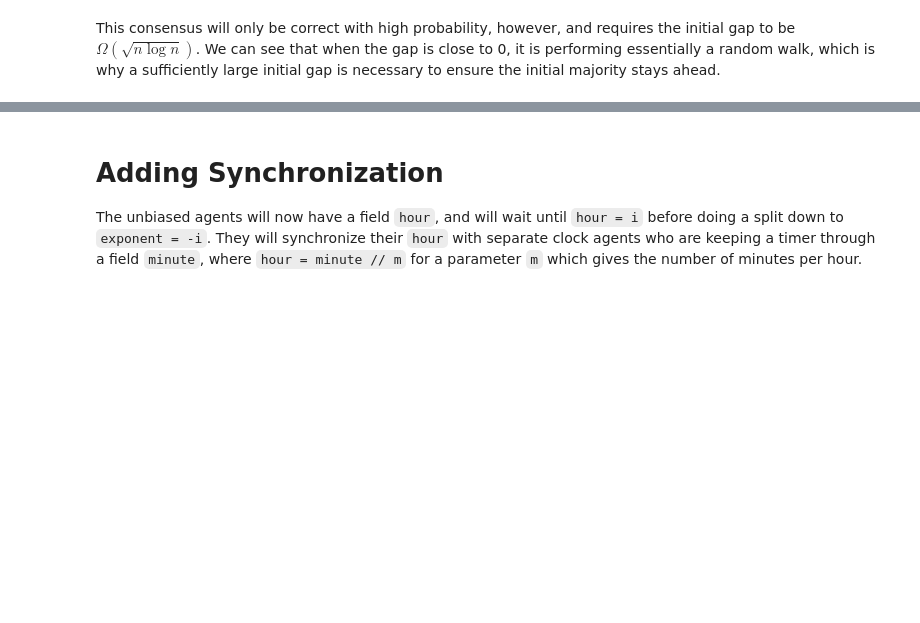
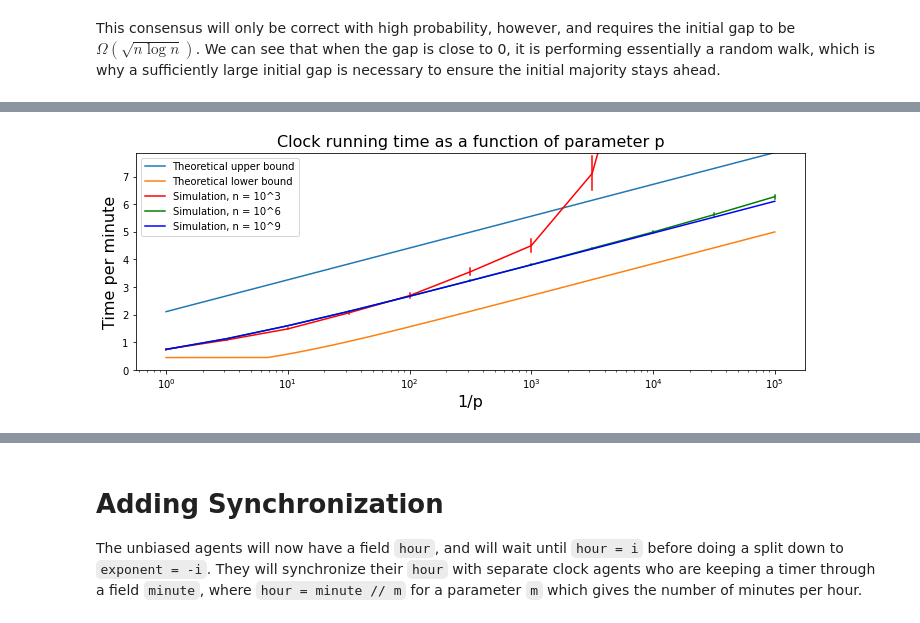
Before and after one commit to UC-Davis-molecular-computing/ppsim, a Jupyter notebook: examples/majority.ipynb, the cells around one changed output, grey strips where cells are left out. Cells and saved outputs as stored; diff of their text form; code cells hidden in the pictures; blank space fills up the shorter version.

Commit message:
Updating majority example notebook

```diff
--- a/examples/majority.ipynb
+++ b/examples/majority.ipynb
@@ -201,0 +423,25 @@ sp.ax.set_yscale('symlog')
+# %%
+## This code generated data on clock times and saved it to pickle
+
+def ten_perfect_past_threshold(config):
+    return sum([config[i] for i in range(threshold) if i in config]) <= 0.9 * n
+
+data = {'n': [], 'p': [], 'time': []}
+ps = np.geomspace(1, 10 ** 5, 11)
+for n in [10 ** 3, 10 ** 6, 10 ** 9]:
+    print(f'n = {n}')
+    for p in ps:
+        print(f'p = {p}')
+        for _ in range(10):
+            sim = Simulation({0: n}, clock, m = 20, p = 1/p)
+            threshold = 10
+            sim.run(ten_perfect_past_threshold, stopping_interval = 0.01, timer=False)
+            for h in range(11,21):
+                t = sim.time
+                threshold = h
+                sim.run(ten_perfect_past_threshold, stopping_interval = 0.01, timer=False)
+                data['time'].append(sim.time - t)
+                data['p'].append(p)
+                data['n'].append(n)
+
+pickle.dump(data, open( "majority_simulations/clock_times.p", "wb" ) )
@@ -201,0 +466,15 @@ sp.ax.set_yscale('symlog')
+# %%
+data = pickle.load( open( "majority_simulations/clock_times.p", "rb" ) )
+fig, ax = plt.subplots(figsize=(12,4))
+ax.plot(np.geomspace(1, 10 ** 5, 1000), 2.11+np.log(np.geomspace(1, 10 ** 5, 1000))/2)
+ax.plot(np.geomspace(1, 10 ** 5, 1000), [max(np.log(1+2*p/9)/2 - 0.01, 0.45) for p in np.geomspace(1, 10 ** 5, 1000)])
+sns.lineplot(data=data, x = 'p', y='time', hue='n', ax=ax, err_style='bars', palette=['red','green','blue'])
+ax.set_xscale('log')
+ax.set_ylim(0, 2.11+np.log(ps[-1])/2)
+ax.set_xlabel('1/p', fontsize = 16)
+ax.set_ylabel('Time per minute', fontsize = 16)
+ax.legend(['Theoretical upper bound', 'Theoretical lower bound'] + [f'Simulation, n = 10^{int(np.log10(n))}' for n in times.keys()])
+ax.set_title('Clock running time as a function of parameter p', fontsize = 16)
+plt.show()
+# %% [output]
+[figure, added]
```
Also changed, not shown: parts of 80 cells of this notebook, 20 other files.
